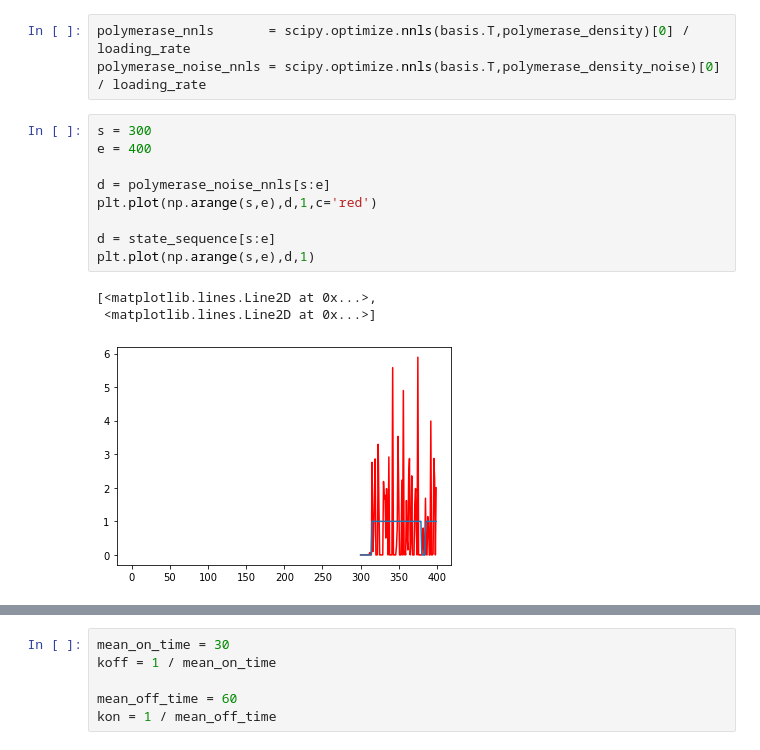
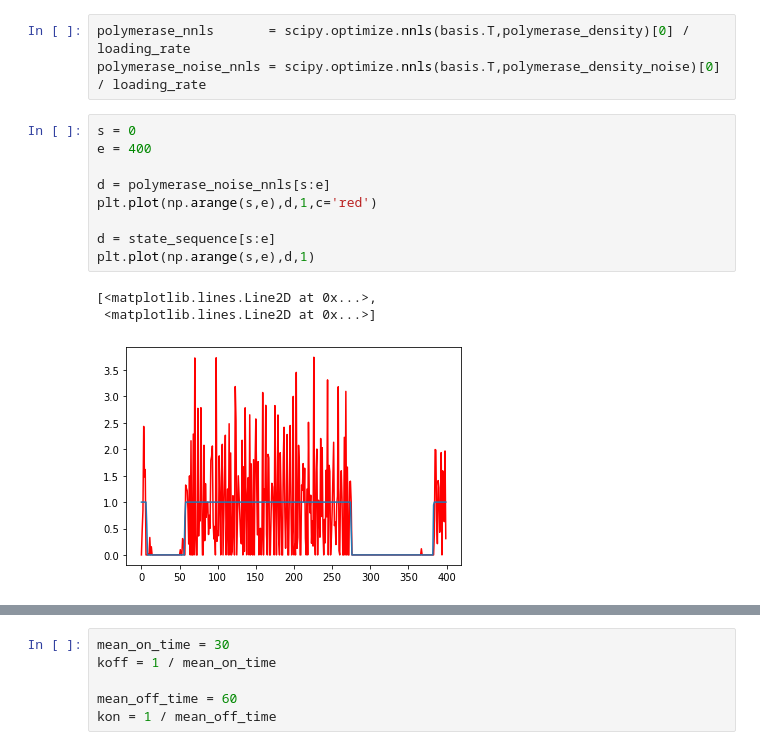
Before and after one commit to ucbmcb288/mcb288, a Jupyter notebook: Transcription/MCB288_Transcription_Part1.ipynb, the cells around one changed output, grey strips where cells are left out. Drawn from its saved outputs; the diff is of its cells as text.

```diff
--- a/Transcription/MCB288_Transcription_Part1.ipynb
+++ b/Transcription/MCB288_Transcription_Part1.ipynb
@@ -638,18 +620,18 @@ plt.imshow(basis)
 polymerase_nnls       = scipy.optimize.nnls(basis.T,polymerase_density)[0] / loading_rate
 polymerase_noise_nnls = scipy.optimize.nnls(basis.T,polymerase_density_noise)[0] / loading_rate
 # %%
-s = 300
+s = 0
 e = 400
 
 d = polymerase_noise_nnls[s:e]
 plt.plot(np.arange(s,e),d,1,c='red')
 
 d = state_sequence[s:e]
 plt.plot(np.arange(s,e),d,1)
 # %% [output]
 [<matplotlib.lines.Line2D at 0x...>,
  <matplotlib.lines.Line2D at 0x...>]
-[figure, old version]
+[figure, new version]
 # %%
 #plt.plot(polymerase_noise_nnls[0],c='red')
 x = np.convolve(polymerase_noise_nnls,np.ones(5)/5)
```
Also changed, not shown: parts of 36 cells of this notebook.
